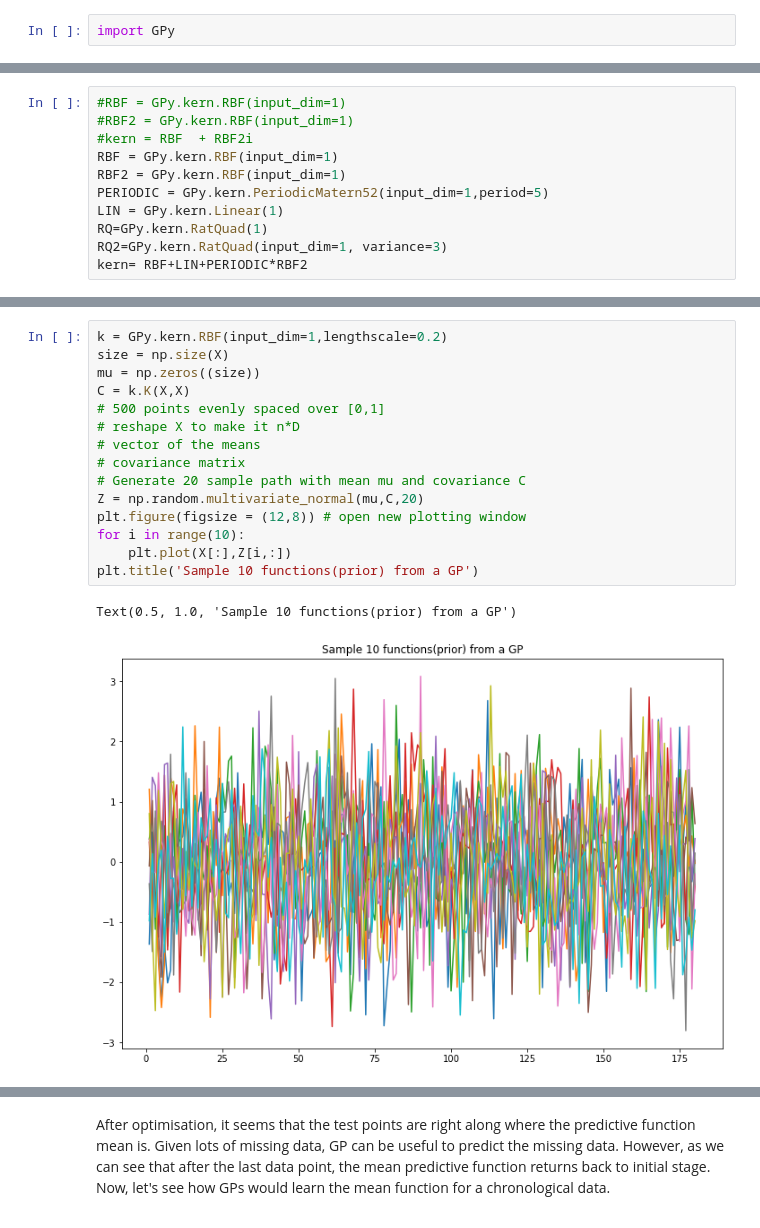
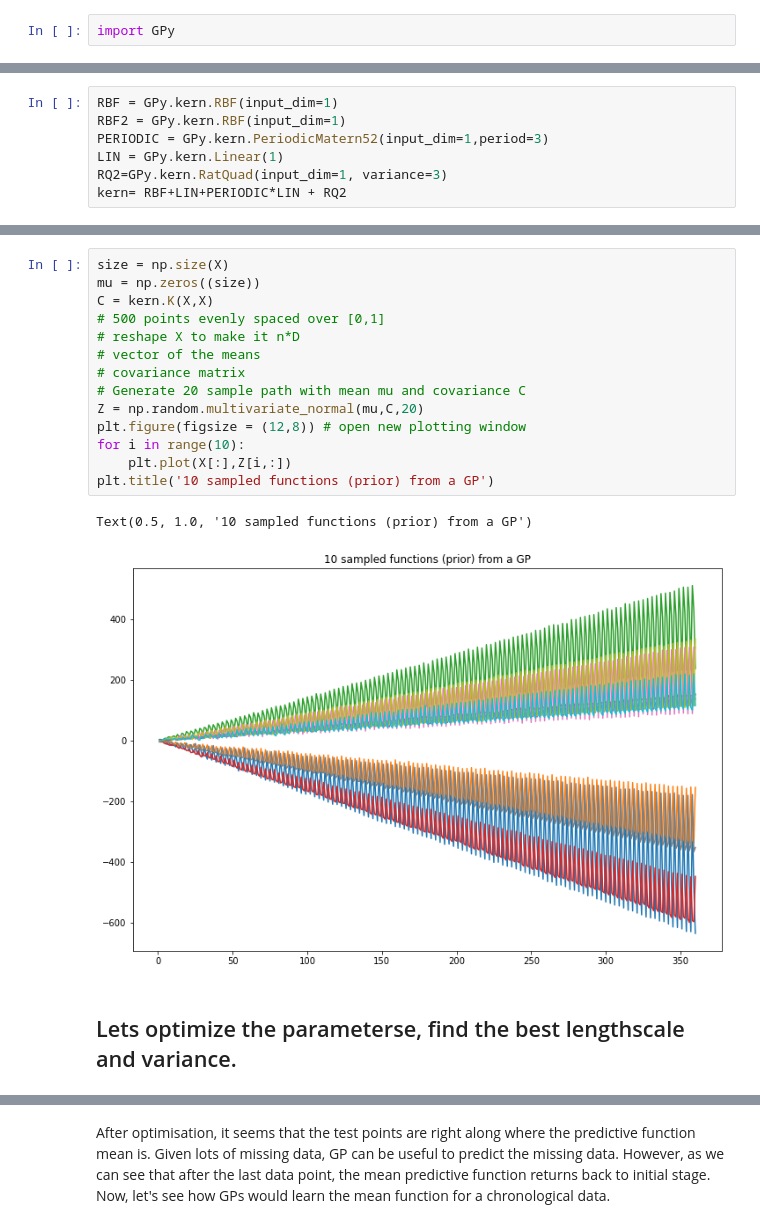
Before and after one commit to LamaNIkesh/GaussianProcess, a Jupyter notebook: dogecoin_GP.ipynb, the cells around one changed output, grey strips where cells are left out. Drawn from its saved outputs; the diff is of its cells as text.

```diff
--- a/dogecoin_GP.ipynb
+++ b/dogecoin_GP.ipynb
@@ -210,14 +213,10 @@ import GPy
 # %%
-#RBF = GPy.kern.RBF(input_dim=1)
-#RBF2 = GPy.kern.RBF(input_dim=1)
-#kern = RBF  + RBF2i
 RBF = GPy.kern.RBF(input_dim=1)
 RBF2 = GPy.kern.RBF(input_dim=1)
-PERIODIC = GPy.kern.PeriodicMatern52(input_dim=1,period=5)
+PERIODIC = GPy.kern.PeriodicMatern52(input_dim=1,period=3)
 LIN = GPy.kern.Linear(1)
-RQ=GPy.kern.RatQuad(1)
 RQ2=GPy.kern.RatQuad(input_dim=1, variance=3)
-kern= RBF+LIN+PERIODIC*RBF2
+kern= RBF+LIN+PERIODIC*LIN + RQ2
 # %%
 np.size(X)
 # %% [output]
@@ -225,21 +224,22 @@ np.size(X)
 # %%
-k = GPy.kern.RBF(input_dim=1,lengthscale=0.2)
 size = np.size(X)
 mu = np.zeros((size))
-C = k.K(X,X)
+C = kern.K(X,X)
 # 500 points evenly spaced over [0,1]
 # reshape X to make it n*D
 # vector of the means
 # covariance matrix
 # Generate 20 sample path with mean mu and covariance C
 Z = np.random.multivariate_normal(mu,C,20)
 plt.figure(figsize = (12,8)) # open new plotting window
 for i in range(10):
     plt.plot(X[:],Z[i,:])
-plt.title('Sample 10 functions(prior) from a GP')
+plt.title('10 sampled functions (prior) from a GP')
 # %% [output]
-Text(0.5, 1.0, 'Sample 10 functions(prior) from a GP')
+Text(0.5, 1.0, '10 sampled functions (prior) from a GP')
-[figure, old version]
+[figure, new version]
+# %% [markdown]
+## Lets optimize the parameterse, find the best lengthscale and variance.
 # %%
 m = GPy.models.GPRegression(X_train1,y_train1,kern)
 m.optimize()
```
Also changed, not shown: parts of 29 cells of this notebook, 3 other files.
